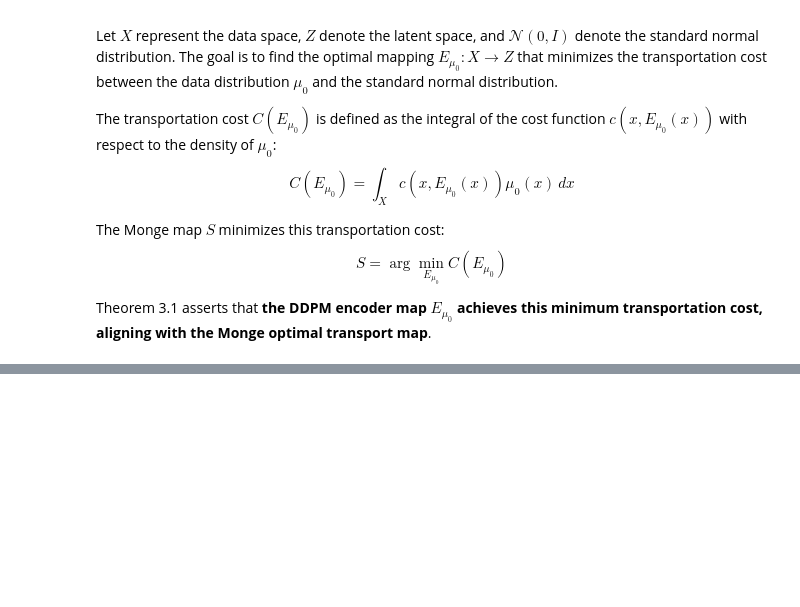
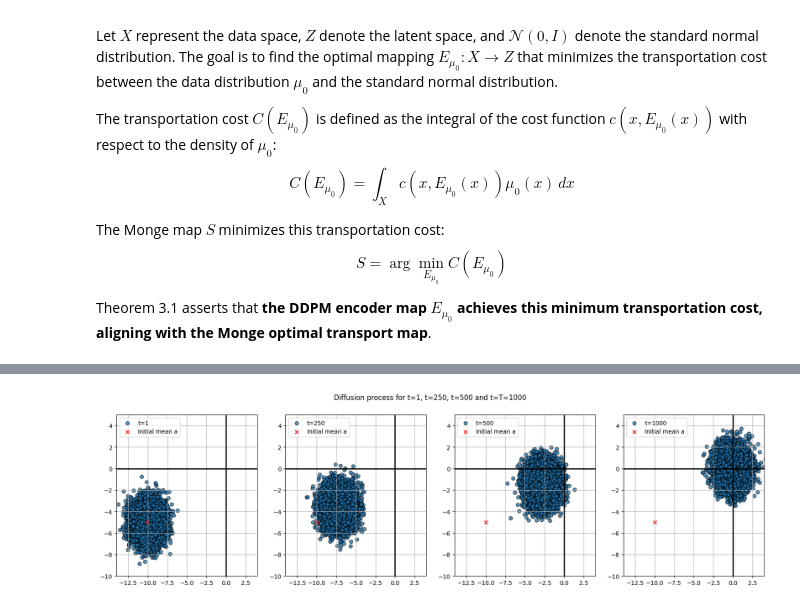
Before and after one commit to lucasdegeorge/diffusion_ot, a Jupyter notebook: experiment.ipynb, the cells around one changed output, grey strips where cells are left out. Drawn from its saved outputs; the diff is of its cells as text; code cells hidden in the pictures; blank space fills up the shorter version.

```diff
--- a/experiment.ipynb
+++ b/experiment.ipynb
@@ -110,0 +222,30 @@ Theorem 3.1 asserts that **the DDPM encoder map $E_{\mu_0}$ achieves this minimu
+# %%
+import torch
+import numpy as np
+from DDPM.model import DiffusionModel, NoiseModel
+
+n_steps = 1000
+beta_1 = 0.0001
+beta_t = 0.02
+device = "cuda" if torch.cuda.is_available() else "cpu"
+
+model = NoiseModel(n_steps)
+diffuser = DiffusionModel(model, n_steps, beta_1, beta_t, device)
+
+fig, axs = plt.subplots(nrows=1, ncols=4, figsize=(20,5))
+fig.suptitle("Diffusion process for t=1, t=250, t=500 and t=T=1000")
+data_tensor = torch.Tensor(np.array(datapoints))
+steps = [1, 250, 500, 1000]
+for step, ax in zip(steps, axs):
+    t = step * torch.ones([1,], dtype=torch.int32, device=device)
+    eps, diffused = diffuser.diffuse(data_tensor, t)
+    ax.scatter(diffused[:, 0], diffused[:, 1], label='t='+str(step), edgecolor="k", alpha=0.75)
+    ax.set_xlim(-14, 4)
+    ax.set_ylim(-10,5)
+    ax.axhline(0, color='black', linewidth=2)
+    ax.axvline(0, color='black', linewidth=2)
+    ax.scatter(-10, -5, color='red', marker='x', label='Initial mean a')
+    ax.legend()
+    ax.grid(True)
+# %% [output]
+[figure, added]
```
Also changed, not shown: parts of 17 cells of this notebook, 1 other file.
